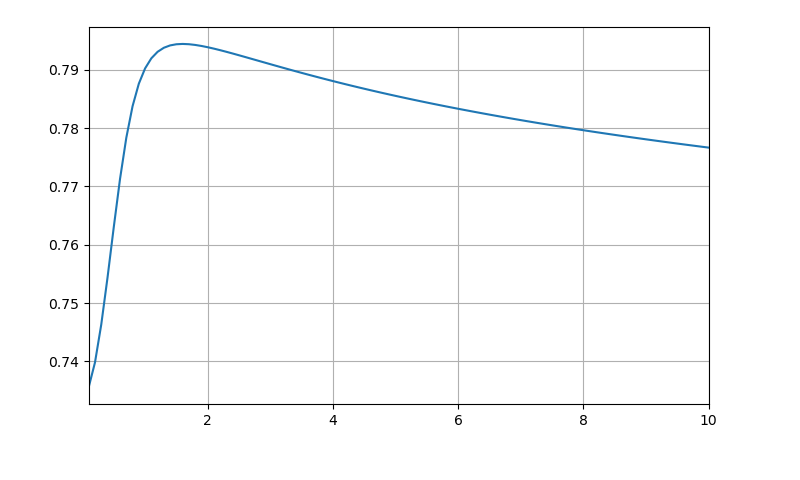
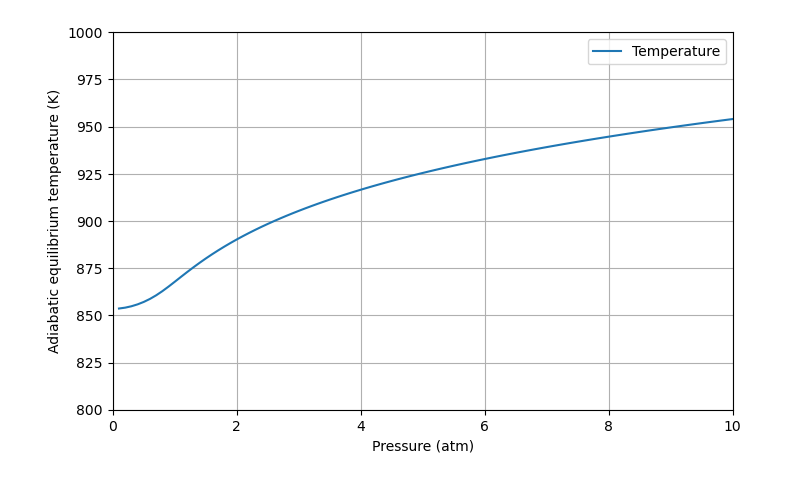
Before and after one commit to jubaldi/gasification, a Jupyter notebook: sensitivity.ipynb, the cells around one changed output. Cells and saved outputs as stored; diff of their text form; code cells hidden in the pictures.

```diff
--- a/sensitivity.ipynb
+++ b/sensitivity.ipynb
@@ -33,7 +33,7 @@ outs_by_ER = []
 
 for i, er in enumerate(ERs):
     air = fs.create_air_from_ER(fuel, er)
-    outlet = gs.gasify_nonisot(fuel, air, T0=T0, P=P, heatLossFraction=0, charFormation=0, directMethaneConv=0)
+    outlet = gs.gasify_nonisot(fuel, air, T0=T0, P=P0, heatLossFraction=0, charFormation=0, directMethaneConv=0)
     outs_by_ER.append(outlet)
 # %%
 fig1 = plt.figure(figsize=(8,5), dpi=100)
@@ -92,3 +132,5 @@ print(optCGE, optER)
+# %%
+optAir = fs.create_air_from_ER(fuel, 0.3)
 # %%
 Ps = np.arange(0.1, 10+1E-9, 0.1) * ct.one_atm
 outs_by_P = []
@@ -99,11 +221,16 @@ for i, p in enumerate(Ps):
 # %%
-fig1 = plt.figure(figsize=(8,5), dpi=100)
-plt.plot(Ps/ct.one_atm, [out.get_syngas_CGE() for out in outs_by_P])
-plt.xlim(Ps[0]/ct.one_atm,Ps[-1]/ct.one_atm)
+fig6 = plt.figure(figsize=(8,5), dpi=100)
+plt.plot(Ps/ct.one_atm, [out.T for out in outs_by_P], label='Temperature')
+plt.legend(loc='best')
+plt.xlabel('Pressure (atm)')
+plt.ylabel('Adiabatic equilibrium temperature (K)')
+plt.xlim(0, Ps[-1]/ct.one_atm)
+plt.ylim(800, 1000)
 plt.grid()
+plt.savefig('figures/sensit_Temp_P.png')
 plt.show()
 # %% [output]
-[figure, old version]
+[figure, new version]
 # %%
 moists = np.arange(0, 100+1e-9, 1) / 100
 outs_by_moist = []
```
Also changed, not shown: parts of 18 cells of this notebook, 9 other files.
